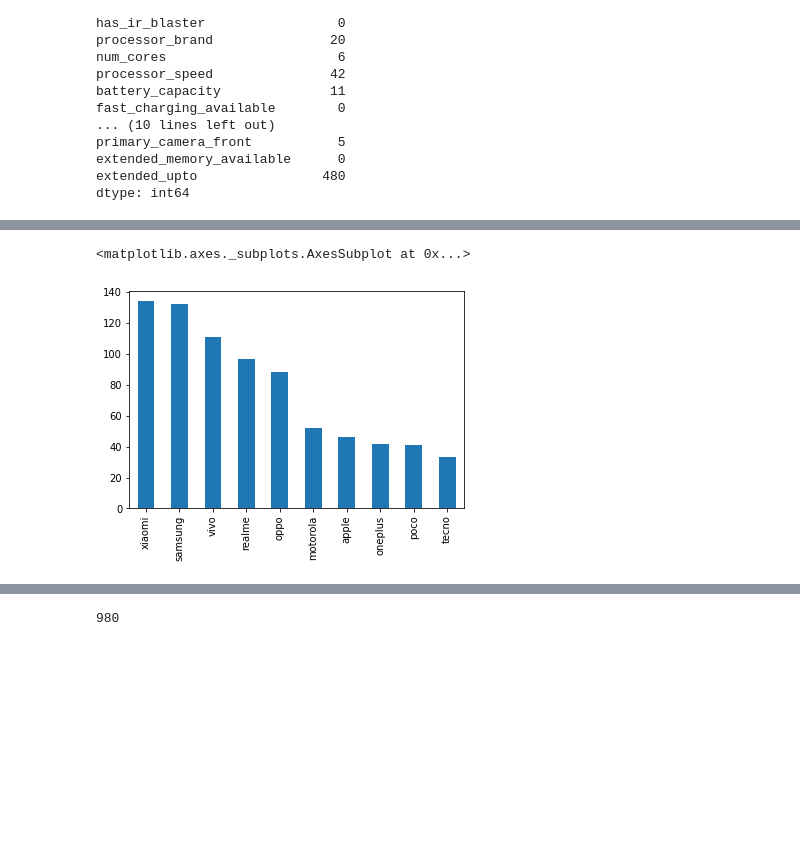
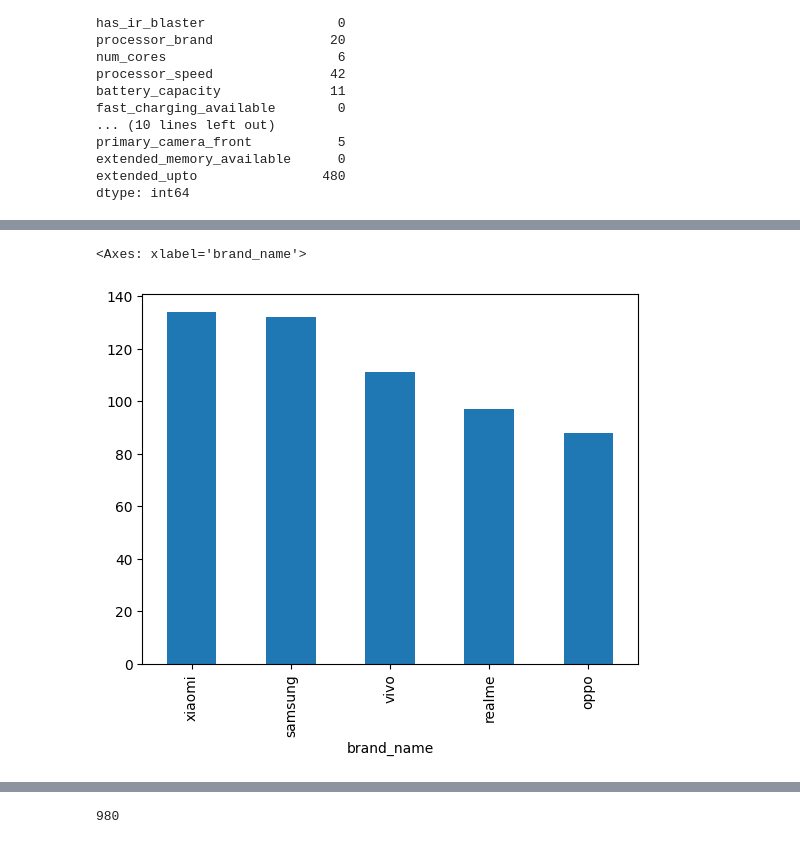
Before and after one commit to sushanttwayana/Exploratory_Data_Analysis-EDA-, a Jupyter notebook: 4. Data_Analysis_Cleaning/4.SmartPhoneData_Analysis/2.eda_on_smartphone_data.ipynb, the cells around one changed output, grey strips where cells are left out. Drawn from its saved outputs; the diff is of its cells as text; code cells hidden in the pictures; blank space fills up the shorter version.

```diff
--- a/4. Data_Analysis_Cleaning/4.SmartPhoneData_Analysis/2.eda_on_smartphone_data.ipynb
+++ b/4. Data_Analysis_Cleaning/4.SmartPhoneData_Analysis/2.eda_on_smartphone_data.ipynb
@@ -75,8 +98,8 @@ df.head()
 # %%
 # plot a graph of top 5 brands
-df['brand_name'].value_counts().head(10).plot(kind='bar')
+df['brand_name'].value_counts().head(5).plot(kind='bar')
 # %% [output]
-<matplotlib.axes._subplots.AxesSubplot at 0x...>
+<Axes: xlabel='brand_name'>
-[figure, old version]
+[figure, new version]
 # %%
 # pie chart
```
Also changed, not shown: parts of 73 cells of this notebook.
